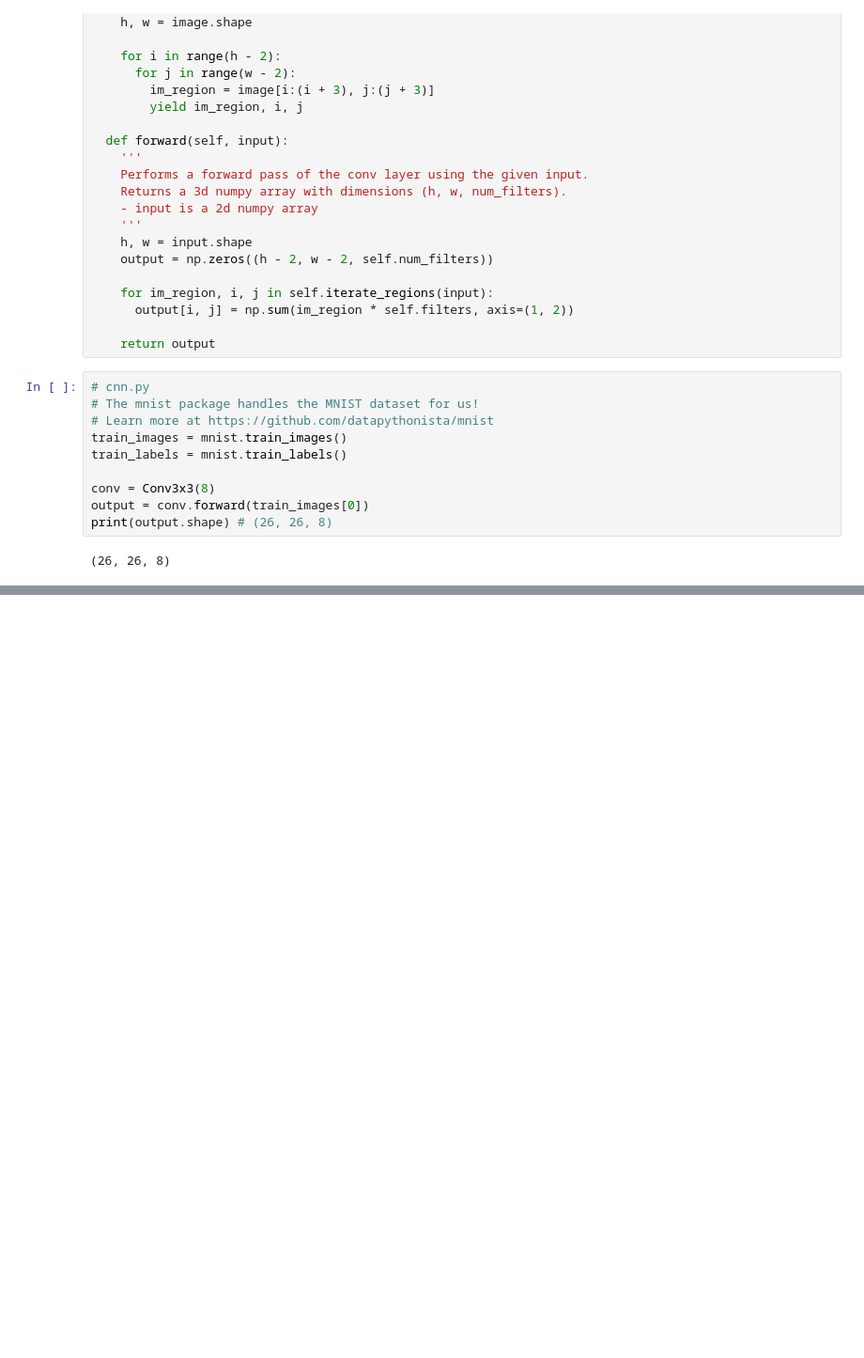
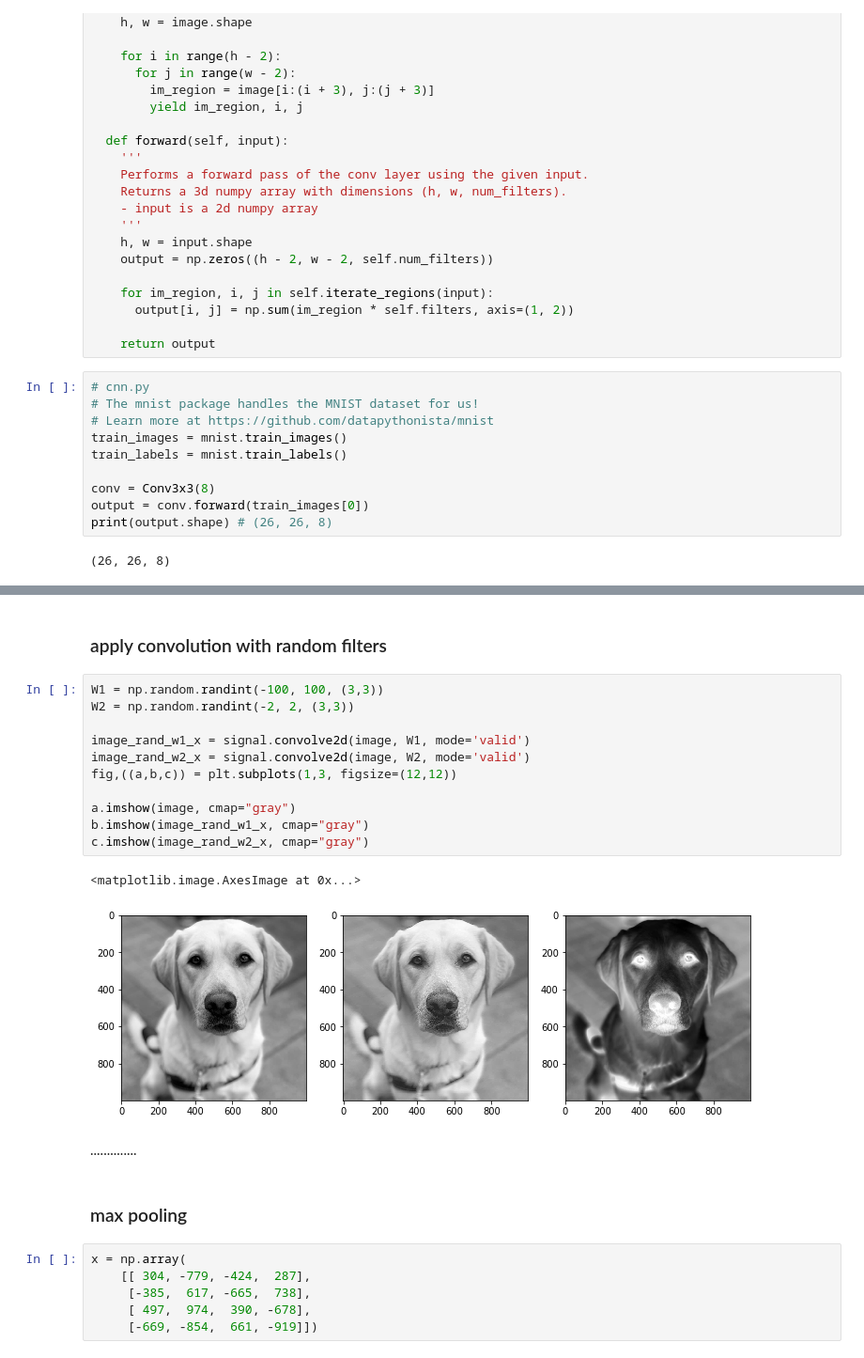
Before and after one commit to wolfsinem/MachineLearning, a Jupyter notebook: Convolutional_Neural_Networks/convnets_keras.ipynb, the cells around one changed output, grey strips where cells are left out. Shown at 94% size. Cells and saved outputs as stored; diff of their text form; blank space fills up the shorter version.

```diff
--- a/Convolutional_Neural_Networks/convnets_keras.ipynb
+++ b/Convolutional_Neural_Networks/convnets_keras.ipynb
@@ -73,0 +132,26 @@ print(output.shape) # (26, 26, 8)
+# %% [markdown]
+### apply convolution with random filters
+# %%
+W1 = np.random.randint(-100, 100, (3,3))
+W2 = np.random.randint(-2, 2, (3,3))
+
+image_rand_w1_x = signal.convolve2d(image, W1, mode='valid')
+image_rand_w2_x = signal.convolve2d(image, W2, mode='valid')
+fig,((a,b,c)) = plt.subplots(1,3, figsize=(12,12))
+
+a.imshow(image, cmap="gray")
+b.imshow(image_rand_w1_x, cmap="gray")
+c.imshow(image_rand_w2_x, cmap="gray")
+# %% [output]
+<matplotlib.image.AxesImage at 0x...>
+[figure, added]
+# %% [markdown]
+..............
+# %% [markdown]
+### max pooling
+# %%
+x = np.array(
+    [[ 304, -779, -424,  287],
+     [-385,  617, -665,  738],
+     [ 497,  974,  390, -678],
+     [-669, -854,  661, -919]])
```
Also changed, not shown: parts of 9 cells of this notebook, 2 other files.
